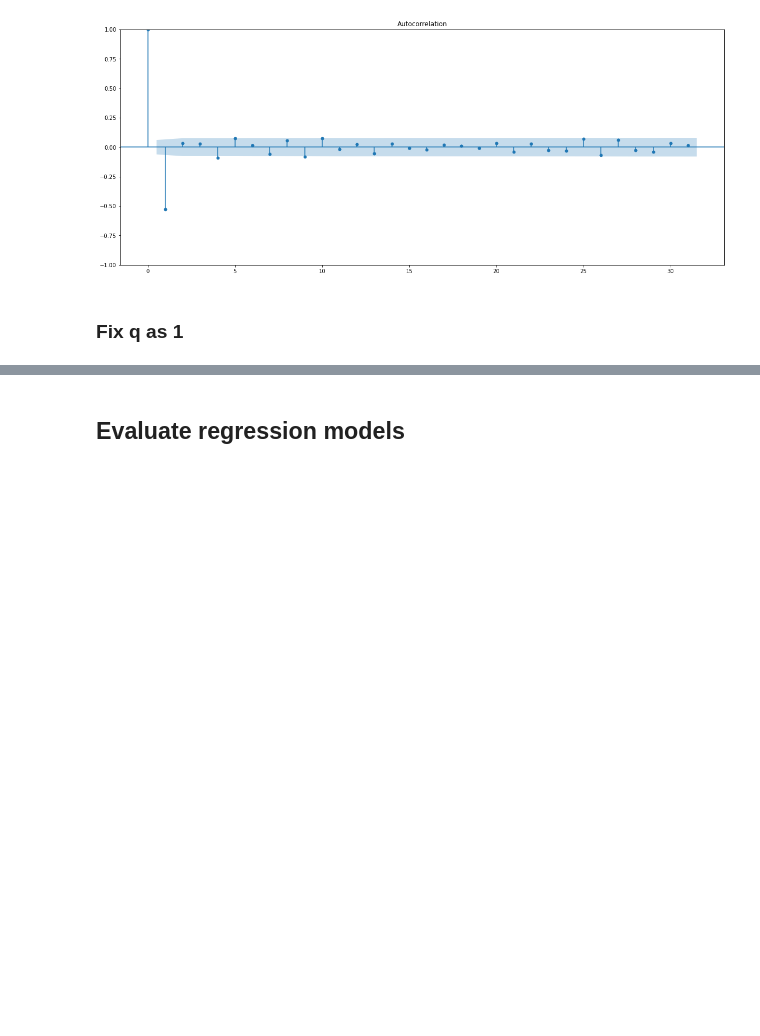
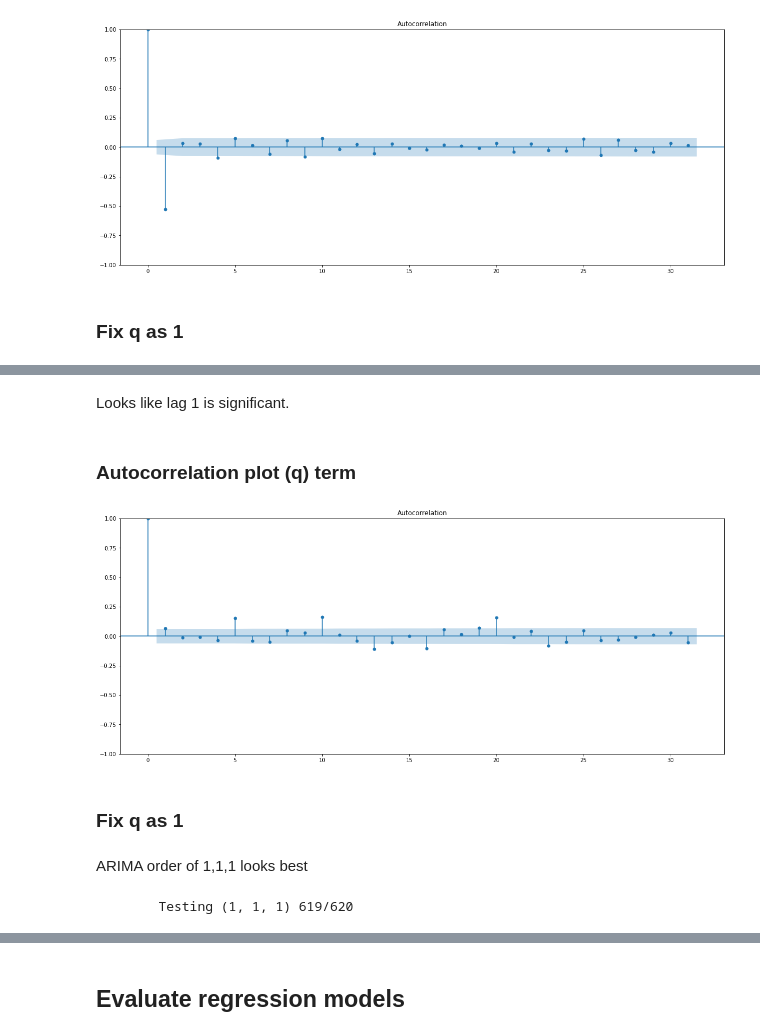
Before and after one commit to jesse-d-marder/personal-codeup-project, a Jupyter notebook: model.ipynb, the cells around one changed output, grey strips where cells are left out. Saved outputs shown, nothing was run; the diff lists cells and outputs as text; code cells hidden in the pictures; blank space fills up the shorter version.

```diff
--- a/model.ipynb
+++ b/model.ipynb
@@ -220,0 +236,22 @@ q_values = [0,1,2]
+# %% [markdown]
+Looks like lag 1 is significant.
+# %% [markdown]
+### Autocorrelation plot (q) term
+# %%
+plt.rcParams.update({'figure.figsize':(20,8)})
+plot_acf(train.close.diff().dropna())
+plt.show()
+# %% [output]
+[figure, added]
+# %% [markdown]
+### Fix q as 1
+# %% [markdown]
+ARIMA order of 1,1,1 looks best
+# %%
+# Evaluate on validate set
+p_values = [1]
+d_values = [1]
+q_values = [1]
+results_df = evaluate_models(train, validate, 'close', p_values, d_values, q_values)
+# %% [output]
+        Testing (1, 1, 1) 619/620
```
Also changed, not shown: parts of 25 cells of this notebook, 2 other files.
